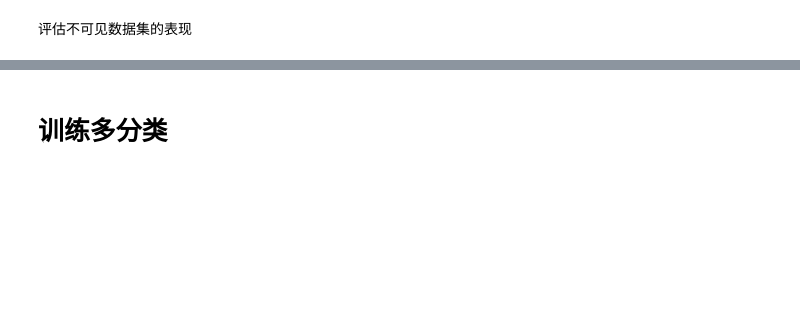
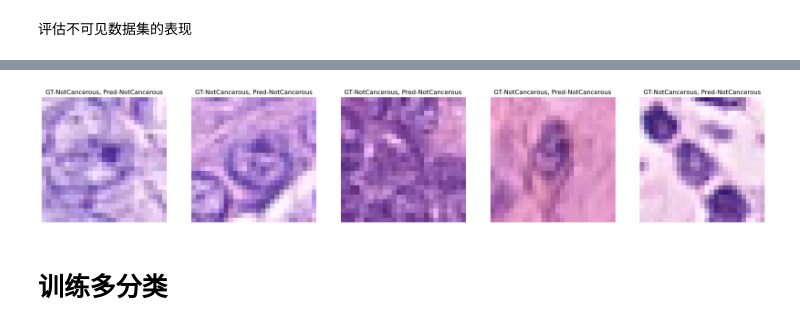
Before and after one commit to SHVleV9CYWkK/CRCHistoPhenotypes-Image-Classification, a Jupyter notebook: main.ipynb, the cells around one changed output, grey strips where cells are left out. Cells and saved outputs as stored; diff of their text form; code cells hidden in the pictures; blank space fills up the shorter version.

```diff
--- a/main.ipynb
+++ b/main.ipynb
@@ -778,3 +829,31 @@ model_binary.evaluate(test_isCancerous_generator)
+# %%
+label_names = {'NotCancerous' : 0, 'IsCancerous' : 1}
+d_inv = {v: k for k, v in label_names.items()}
+plt.figure(figsize=(25,6))
+batches = 0
+for x, y in test_isCancerous_generator:
+    batches = batches + 1
+    y_hat = baseline_binary.predict(x, verbose=0)
+
+    # Randomly select an index from the batch
+    random_index = random.randint(0, x.shape[0] - 1)
+
+    # Select the random image and its corresponding labels
+    x_random = np.squeeze(x[random_index])
+    y_random = y[random_index]
+    y_hat_random = y_hat[random_index]
+
+    if batches < 6:
+        plt.subplot(1, 5, batches)
+        plt.imshow(x_random)
+        plt.title("GT-{}, Pred-{}".format(d_inv[np.argmax(y_random)], d_inv[np.argmax(y_hat_random)]))
+
+    else:
+        break
+
+    plt.axis('off')
+# %% [output]
+[figure, added]
 # %% [markdown]
 # 训练多分类
 # %%
```
Also changed, not shown: parts of 37 cells of this notebook, 2 other files.
